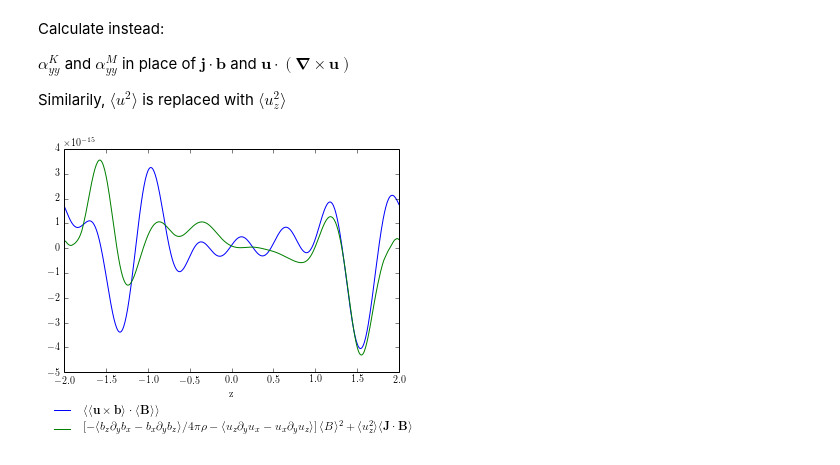
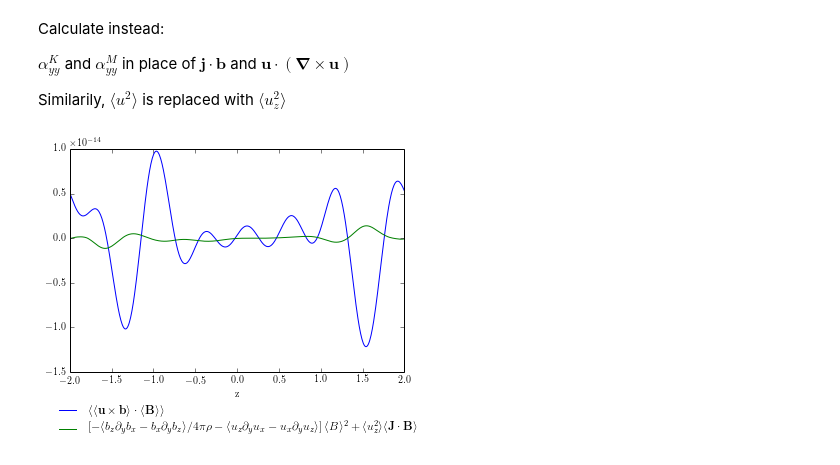
Before and after one commit to DrJeckyl/Python-ShearingBox-Analysis, a Jupyter notebook: PaperWorkflow.ipynb, the cells around one changed output. Saved outputs shown, nothing was run; the diff lists cells and outputs as text; code cells hidden in the pictures.

Commit message:
Added the checkpoint directory to gitignore. Added the changes requested by Ethan, namely plotting the vertical components of the diffusion term to be more consistent.

```diff
--- a/PaperWorkflow.ipynb
+++ b/PaperWorkflow.ipynb
@@ -378,17 +378,17 @@ $\alpha^K_{yy}$ and $\alpha^M_{yy}$ in place of $\mathbf{j \cdot b}$ and $\mathb
 
 Similarily, $\langle u^2 \rangle$ is replaced with $\langle u_z^2 \rangle$
 # %%
-temp = (hc_yy/4./pi/rho + h_yy)*func.dot_p(B-b, B-b)
+temp = (hc_yy/4./pi/rho - h_yy)*func.dot_p(B-b, B-b)
 # %%
 diffusion = func.LargeScale(u[2]*u[2]) * func.LargeScale(Hc)
 #diffusion = (func.LargeScale(u[2]*u[2]) + func.LargeScale(b[2]*b[2])/3.) * func.LargeScale(Hc)
 # %%
 fig, axes = subplots(1,1)
-axes.plot(z, -func.zaverage(func.LargeScale(scale_transfer/2.))/3., label=r"$\langle \langle \mathbf{u} \times \mathbf{b} \rangle \cdot \langle \mathbf{B} \rangle \rangle $")
-axes.plot(z, func.zaverage(-temp + diffusion)*3., label=r"$\left[ -\langle b_z \partial_y b_x - b_x \partial_y b_z \rangle / 4 \pi \rho - \langle u_z \partial_y u_x - u_x \partial_y u_z \rangle \right] \langle B \rangle^2 + \langle u_z^2 \rangle \langle \mathbf{J} \cdot \mathbf{B} \rangle$")
+axes.plot(z, -func.zaverage(func.LargeScale(scale_transfer/2.)), label=r"$\langle \langle \mathbf{u} \times \mathbf{b} \rangle \cdot \langle \mathbf{B} \rangle \rangle $")
+axes.plot(z, func.zaverage(temp - diffusion), label=r"$\left[ -\langle b_z \partial_y b_x - b_x \partial_y b_z \rangle / 4 \pi \rho - \langle u_z \partial_y u_x - u_x \partial_y u_z \rangle \right] \langle B \rangle^2 + \langle u_z^2 \rangle \langle \mathbf{J} \cdot \mathbf{B} \rangle$")
 axes.set_xlabel('z')
 leg = axes.legend(loc='upper center', bbox_to_anchor = (0.5, -0.1))
 leg.get_frame().set_alpha(0.0)
 savefig(plot_path+"emf_helicity_compare_yy.pdf", bbox_extra_artists=(leg, ), bbox_inches='tight',pad_inches=0,transparent=True)
 # %% [output]
-[figure, old version]
+[figure, new version]
```
Also changed, not shown: parts of 6 cells of this notebook, 1 other file.
